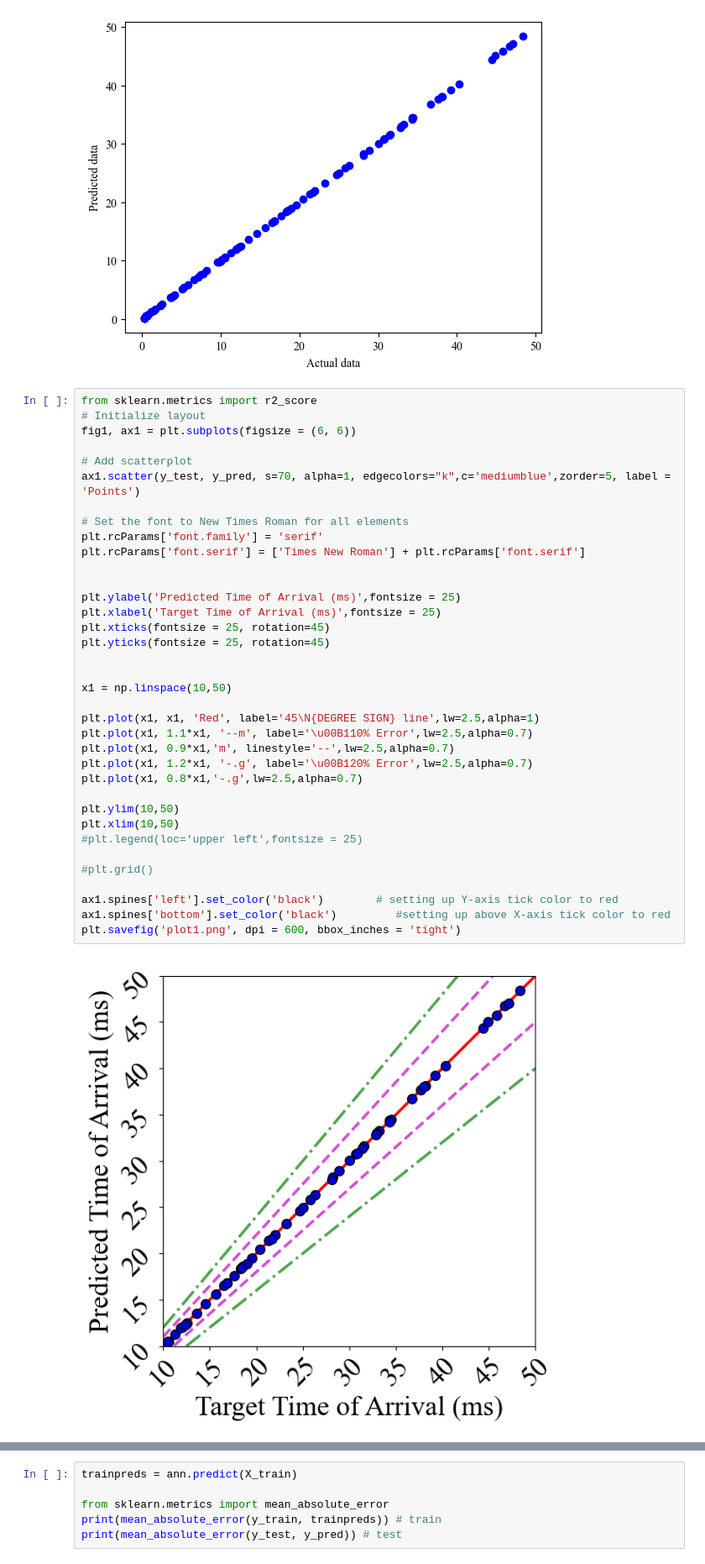
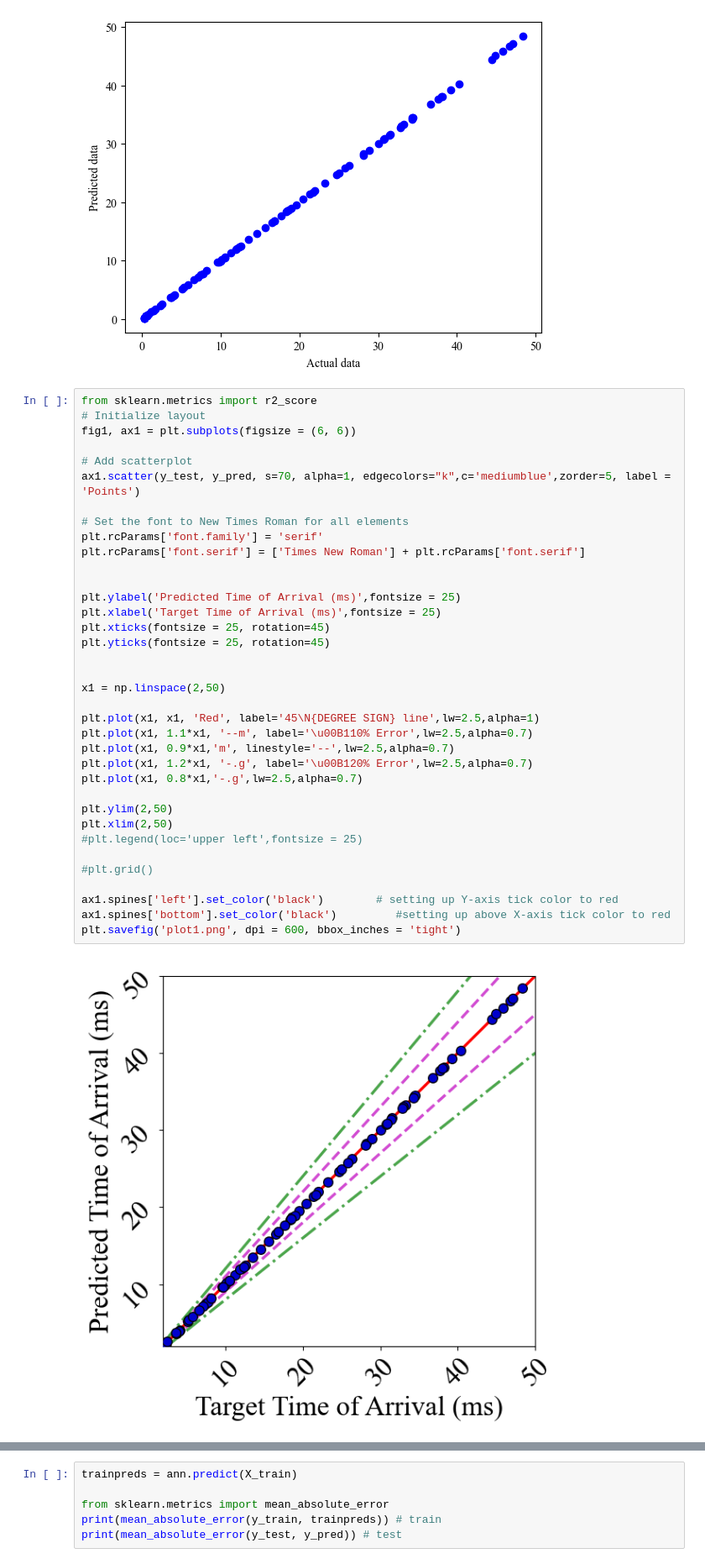
Before and after one commit to ChamodiWidanage/ANN_1D_2, a Jupyter notebook: Arrival_Time/Arival_ANN_model_1_nodrop_noscale.ipynb, the cells around one changed output, grey strips where cells are left out. Shown at 84% size. Drawn from its saved outputs; the diff is of its cells as text.

```diff
--- a/Arrival_Time/Arival_ANN_model_1_nodrop_noscale.ipynb
+++ b/Arrival_Time/Arival_ANN_model_1_nodrop_noscale.ipynb
@@ -318,37 +318,37 @@ fig1, ax1 = plt.subplots(figsize = (6, 6))
 
 # Add scatterplot
 ax1.scatter(y_test, y_pred, s=70, alpha=1, edgecolors="k",c='mediumblue',zorder=5, label = 'Points')
 
 # Set the font to New Times Roman for all elements
 plt.rcParams['font.family'] = 'serif'
 plt.rcParams['font.serif'] = ['Times New Roman'] + plt.rcParams['font.serif']
 
 
 plt.ylabel('Predicted Time of Arrival (ms)',fontsize = 25)
 plt.xlabel('Target Time of Arrival (ms)',fontsize = 25)
 plt.xticks(fontsize = 25, rotation=45)
 plt.yticks(fontsize = 25, rotation=45)
 
 
-x1 = np.linspace(10,50)
+x1 = np.linspace(2,50)
 
 plt.plot(x1, x1, 'Red', label='45\N{DEGREE SIGN} line',lw=2.5,alpha=1)
 plt.plot(x1, 1.1*x1, '--m', label='\u00B110% Error',lw=2.5,alpha=0.7)
 plt.plot(x1, 0.9*x1,'m', linestyle='--',lw=2.5,alpha=0.7)
 plt.plot(x1, 1.2*x1, '-.g', label='\u00B120% Error',lw=2.5,alpha=0.7)
 plt.plot(x1, 0.8*x1,'-.g',lw=2.5,alpha=0.7)
 
-plt.ylim(10,50)
-plt.xlim(10,50)
+plt.ylim(2,50)
+plt.xlim(2,50)
 #plt.legend(loc='upper left',fontsize = 25)
 
 #plt.grid()
 
 ax1.spines['left'].set_color('black')        # setting up Y-axis tick color to red
 ax1.spines['bottom'].set_color('black')         #setting up above X-axis tick color to red
 plt.savefig('plot1.png', dpi = 600, bbox_inches = 'tight')
 # %% [output]
-[figure, old version]
+[figure, new version]
 # %%
 from sklearn.metrics import r2_score
 # Initialize layout
```
Also changed, not shown: parts of 1 cell of this notebook, 15 other files.
